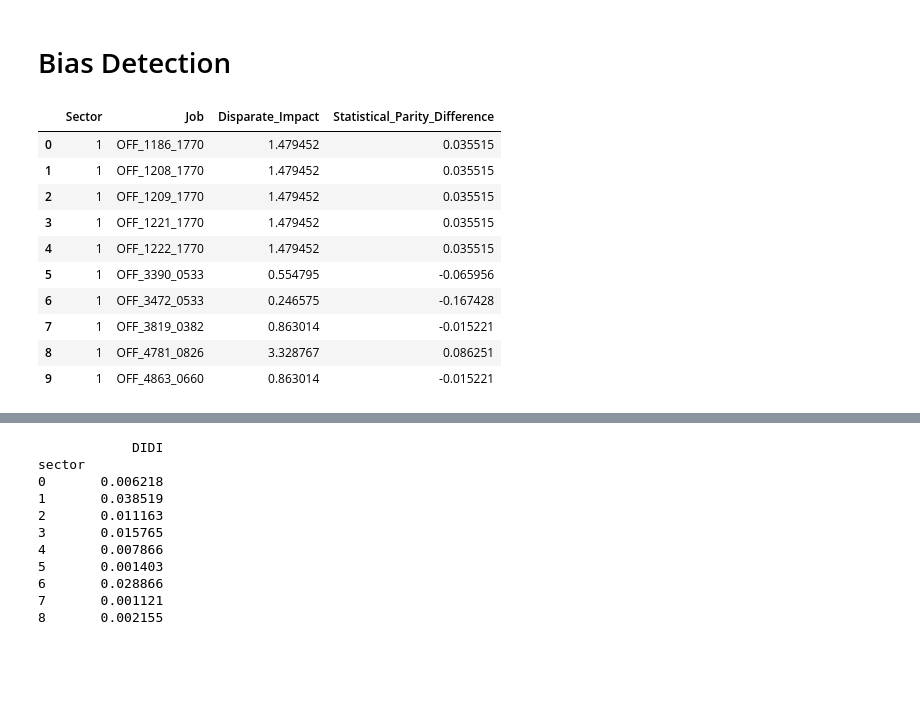
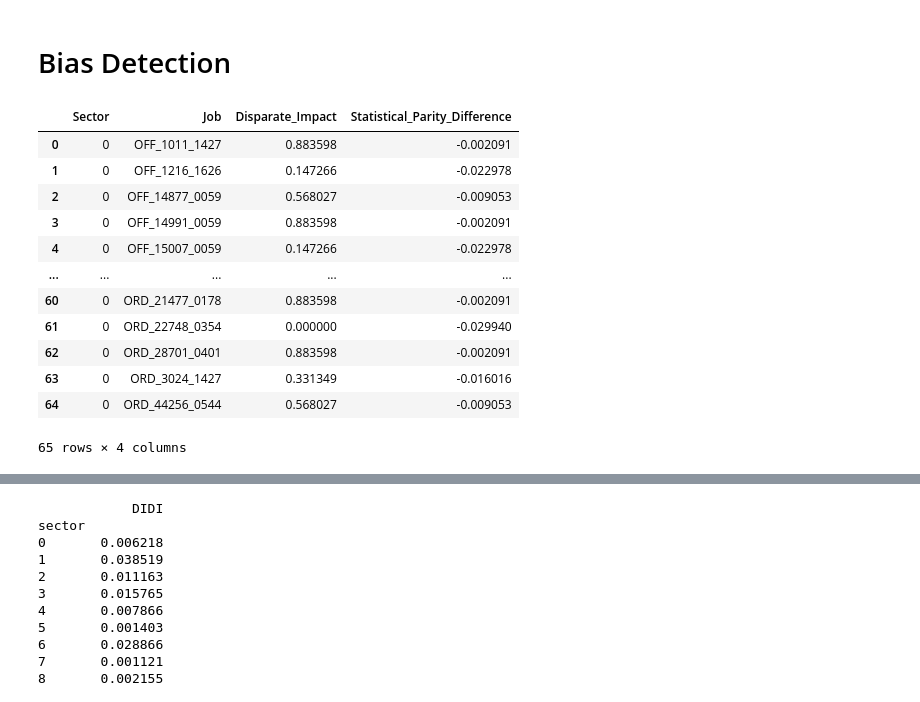
Before and after one commit to lorenzo-massa/Bias-Detection-Mitigation, a Jupyter notebook: bias_detection.ipynb, the cells around one changed output, grey strips where cells are left out. Saved outputs shown, nothing was run; the diff lists cells and outputs as text; code cells hidden in the pictures; blank space fills up the shorter version.

Commit message:
Update function to get fairness metrics

```diff
--- a/bias_detection.ipynb
+++ b/bias_detection.ipynb
@@ -34,16 +34,18 @@ f.plot_correlation_matrix(df_processed, selected_columns)
 # %% [markdown]
 # Bias Detection
 # %%
-f.get_sector_metric_optimized(df_processed, "job_sector", 1, "cand_gender")
+f.get_sector_metric(df_processed, 0, "cand_gender", 1)
 # %% [output]
 |  | Sector | Job | Disparate_Impact | Statistical_Parity_Difference |
-| 0 | 1 | OFF_1186_1770 | 1.479452 | 0.035515 |
-| 1 | 1 | OFF_1208_1770 | 1.479452 | 0.035515 |
-| 2 | 1 | OFF_1209_1770 | 1.479452 | 0.035515 |
-| 3 | 1 | OFF_1221_1770 | 1.479452 | 0.035515 |
-| 4 | 1 | OFF_1222_1770 | 1.479452 | 0.035515 |
-| 5 | 1 | OFF_3390_0533 | 0.554795 | -0.065956 |
-| 6 | 1 | OFF_3472_0533 | 0.246575 | -0.167428 |
-| 7 | 1 | OFF_3819_0382 | 0.863014 | -0.015221 |
-| 8 | 1 | OFF_4781_0826 | 3.328767 | 0.086251 |
-| 9 | 1 | OFF_4863_0660 | 0.863014 | -0.015221 |
+| 0 | 0 | OFF_1011_1427 | 0.883598 | -0.002091 |
+| 1 | 0 | OFF_1216_1626 | 0.147266 | -0.022978 |
+| 2 | 0 | OFF_14877_0059 | 0.568027 | -0.009053 |
+| 3 | 0 | OFF_14991_0059 | 0.883598 | -0.002091 |
+| 4 | 0 | OFF_15007_0059 | 0.147266 | -0.022978 |
+| ... | ... | ... | ... | ... |
+| 60 | 0 | ORD_21477_0178 | 0.883598 | -0.002091 |
+| 61 | 0 | ORD_22748_0354 | 0.000000 | -0.029940 |
+| 62 | 0 | ORD_28701_0401 | 0.883598 | -0.002091 |
+| 63 | 0 | ORD_3024_1427 | 0.331349 | -0.016016 |
+| 64 | 0 | ORD_44256_0544 | 0.568027 | -0.009053 |
+65 rows × 4 columns
```
Also changed, not shown: parts of 2 cells of this notebook, 2 other files.
